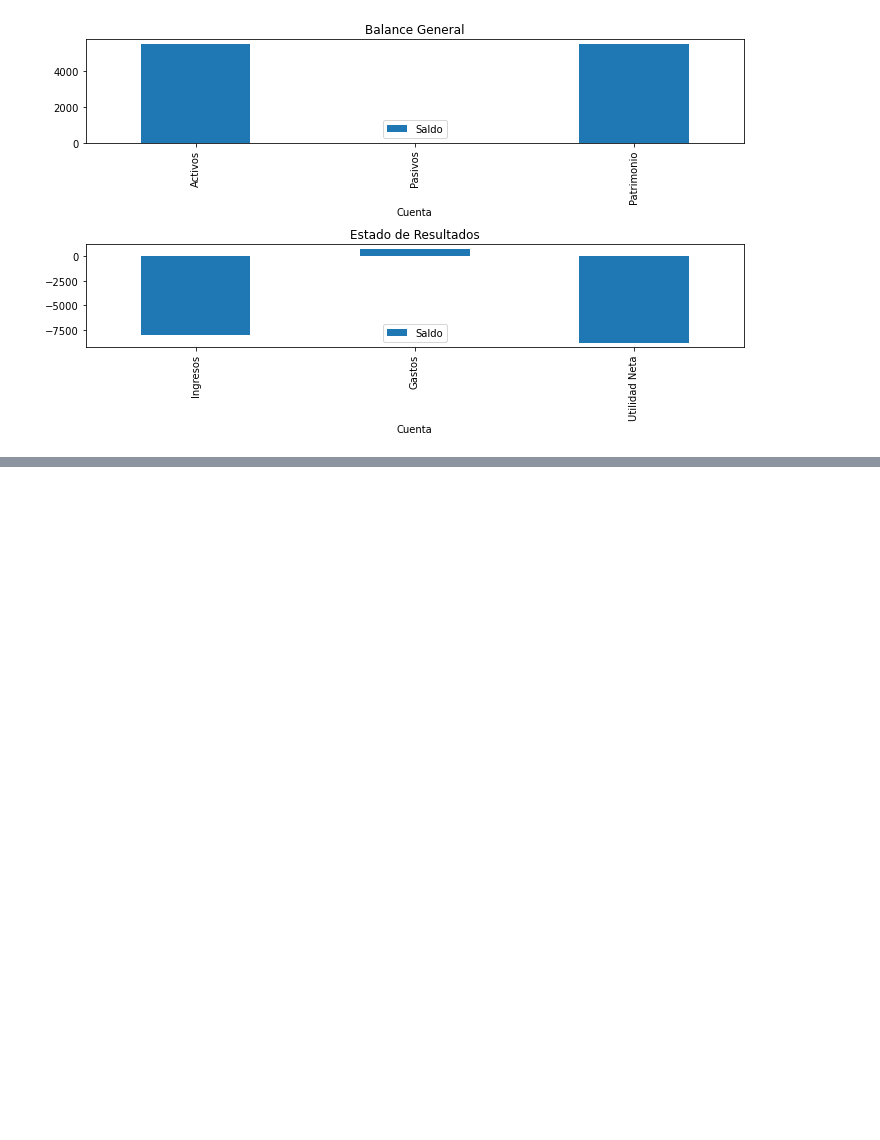
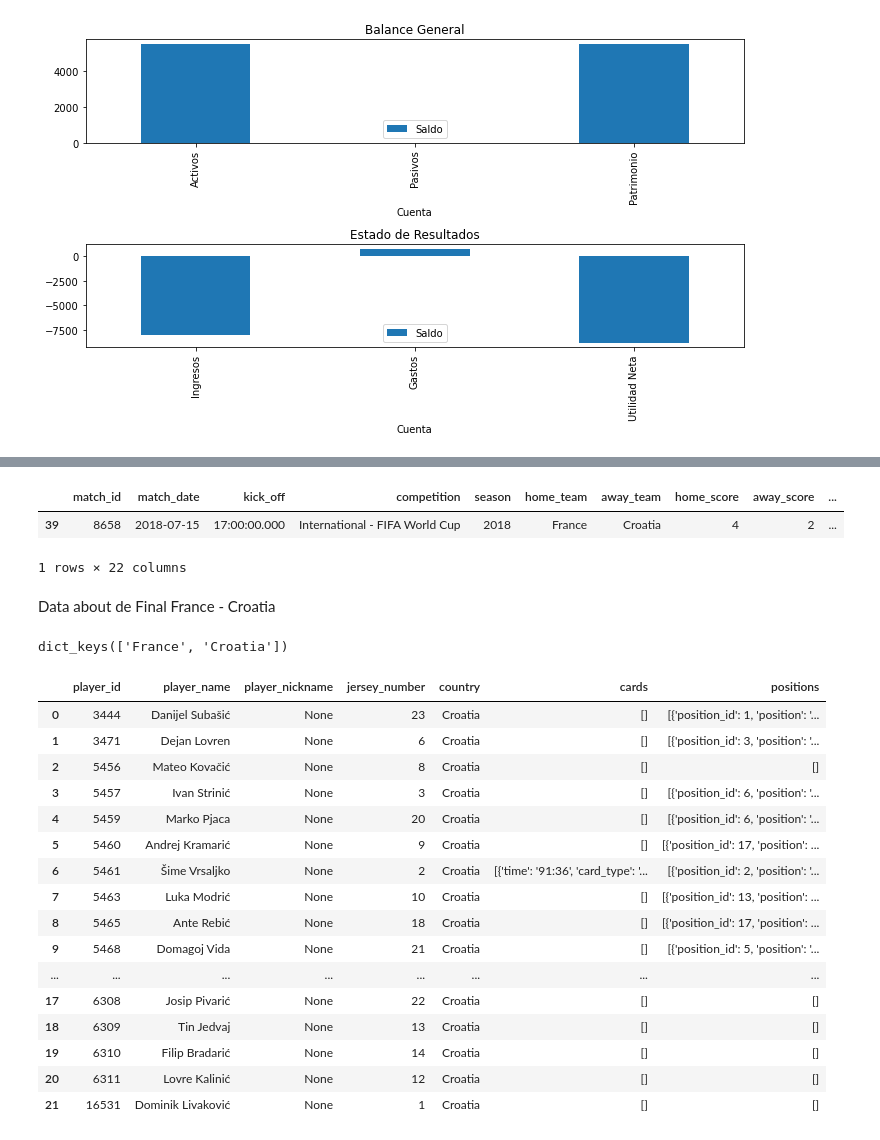
Before and after one commit to DanyPreisz/fullstack, a Jupyter notebook: python/curso/cursodepython.ipynb, the cells around one changed output, grey strips where cells are left out. Cells and saved outputs as stored; diff of their text form; code cells hidden in the pictures; blank space fills up the shorter version.

```diff
--- a/python/curso/cursodepython.ipynb
+++ b/python/curso/cursodepython.ipynb
@@ -1223,0 +1295,36 @@ Cuenta
+# %%
+# Final France vs Croatia (8658)
+id_final_2018 = 8658
+df_2018[df_2018['match_id']==id_final_2018]
+# %% [output]
+|  | match_id | match_date | kick_off | competition | season | home_team | away_team | home_score | away_score | ... |
+| 39 | 8658 | 2018-07-15 | 17:00:00.000 | International - FIFA World Cup | 2018 | France | Croatia | 4 | 2 | ... |
+1 rows × 22 columns
+# %% [markdown]
+Data about de Final France - Croatia
+# %%
+df_lineups = sb.lineups(match_id=id_final_2018)
+df_lineups.keys()
+# %% [output]
+dict_keys(['France', 'Croatia'])
+# %%
+df_lineups['Croatia']
+# df_lineups['France']
+# %% [output]
+|  | player_id | player_name | player_nickname | jersey_number | country | cards | positions |
+| 0 | 3444 | Danijel Subašić | None | 23 | Croatia | [] | [{'position_id': 1, 'position': '... |
+| 1 | 3471 | Dejan Lovren | None | 6 | Croatia | [] | [{'position_id': 3, 'position': '... |
+| 2 | 5456 | Mateo Kovačić | None | 8 | Croatia | [] | [] |
+| 3 | 5457 | Ivan Strinić | None | 3 | Croatia | [] | [{'position_id': 6, 'position': '... |
+| 4 | 5459 | Marko Pjaca | None | 20 | Croatia | [] | [{'position_id': 6, 'position': '... |
+| 5 | 5460 | Andrej Kramarić | None | 9 | Croatia | [] | [{'position_id': 17, 'position': ... |
+| 6 | 5461 | Šime Vrsaljko | None | 2 | Croatia | [{'time': '91:36', 'card_type': '... | [{'position_id': 2, 'position': '... |
+| 7 | 5463 | Luka Modrić | None | 10 | Croatia | [] | [{'position_id': 13, 'position': ... |
+| 8 | 5465 | Ante Rebić | None | 18 | Croatia | [] | [{'position_id': 17, 'position': ... |
+| 9 | 5468 | Domagoj Vida | None | 21 | Croatia | [] | [{'position_id': 5, 'position': '... |
+| ... | ... | ... | ... | ... | ... | ... | ... |
+| 17 | 6308 | Josip Pivarić | None | 22 | Croatia | [] | [] |
+| 18 | 6309 | Tin Jedvaj | None | 13 | Croatia | [] | [] |
+| 19 | 6310 | Filip Bradarić | None | 14 | Croatia | [] | [] |
+| 20 | 6311 | Lovre Kalinić | None | 12 | Croatia | [] | [] |
+| 21 | 16531 | Dominik Livaković | None | 1 | Croatia | [] | [] |
```
Also changed, not shown: parts of 15 cells of this notebook.
